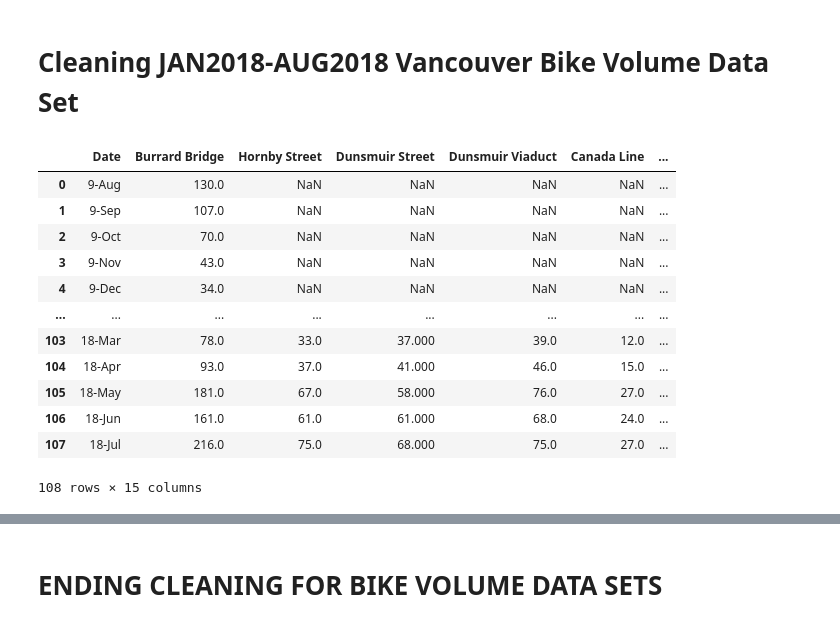
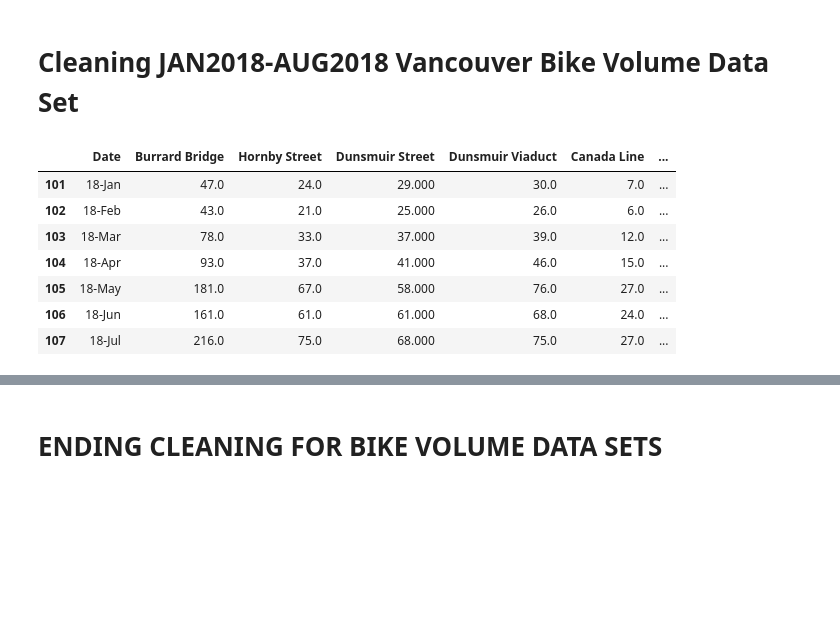
Before and after one commit to itspria/Bike-Theft-Analysis, a Jupyter notebook: code/data_cleaning_BikeVolume.ipynb, the cells around one changed output, grey strips where cells are left out. Saved outputs shown, nothing was run; the diff lists cells and outputs as text; code cells hidden in the pictures; blank space fills up the shorter version.

```diff
--- a/code/data_cleaning_BikeVolume.ipynb
+++ b/code/data_cleaning_BikeVolume.ipynb
@@ -262,20 +261,17 @@ VAC_BV_jan_aug2018[["Year"]]="2018"
-# %%
-VAC_BV_jan_aug2018[["Year"]]="2018"
-VAC_BV_jan_aug2018
-# %% [output]
-|  | Date | Burrard Bridge | Hornby Street | Dunsmuir Street | Dunsmuir Viaduct | Canada Line | ... |
-| 0 | 9-Aug | 130.0 | NaN | NaN | NaN | NaN | ... |
-| 1 | 9-Sep | 107.0 | NaN | NaN | NaN | NaN | ... |
-| 2 | 9-Oct | 70.0 | NaN | NaN | NaN | NaN | ... |
-| 3 | 9-Nov | 43.0 | NaN | NaN | NaN | NaN | ... |
-| 4 | 9-Dec | 34.0 | NaN | NaN | NaN | NaN | ... |
-| ... | ... | ... | ... | ... | ... | ... | ... |
-| 103 | 18-Mar | 78.0 | 33.0 | 37.000 | 39.0 | 12.0 | ... |
-| 104 | 18-Apr | 93.0 | 37.0 | 41.000 | 46.0 | 15.0 | ... |
-| 105 | 18-May | 181.0 | 67.0 | 58.000 | 76.0 | 27.0 | ... |
-| 106 | 18-Jun | 161.0 | 61.0 | 61.000 | 68.0 | 24.0 | ... |
-| 107 | 18-Jul | 216.0 | 75.0 | 68.000 | 75.0 | 27.0 | ... |
-108 rows × 15 columns
+# %%
+#filtering out year 2018
+VAC_BV_jan_aug2018=VAC_BV_jan_aug2018.loc[(VAC_BV_jan_aug2018.Year == '18')]
+VAC_BV_jan_aug2018[["Year"]]="2018"
+VAC_BV_jan_aug2018
+# %% [output]
+|  | Date | Burrard Bridge | Hornby Street | Dunsmuir Street | Dunsmuir Viaduct | Canada Line | ... |
+| 101 | 18-Jan | 47.0 | 24.0 | 29.000 | 30.0 | 7.0 | ... |
+| 102 | 18-Feb | 43.0 | 21.0 | 25.000 | 26.0 | 6.0 | ... |
+| 103 | 18-Mar | 78.0 | 33.0 | 37.000 | 39.0 | 12.0 | ... |
+| 104 | 18-Apr | 93.0 | 37.0 | 41.000 | 46.0 | 15.0 | ... |
+| 105 | 18-May | 181.0 | 67.0 | 58.000 | 76.0 | 27.0 | ... |
+| 106 | 18-Jun | 161.0 | 61.0 | 61.000 | 68.0 | 24.0 | ... |
+| 107 | 18-Jul | 216.0 | 75.0 | 68.000 | 75.0 | 27.0 | ... |
 # %%
 #delete empty column
 VAC_BV_jan_aug2018=VAC_BV_jan_aug2018.drop(['Unnamed: 11'], axis=1)
```
Also changed, not shown: parts of 4 cells of this notebook, 3 other files.
